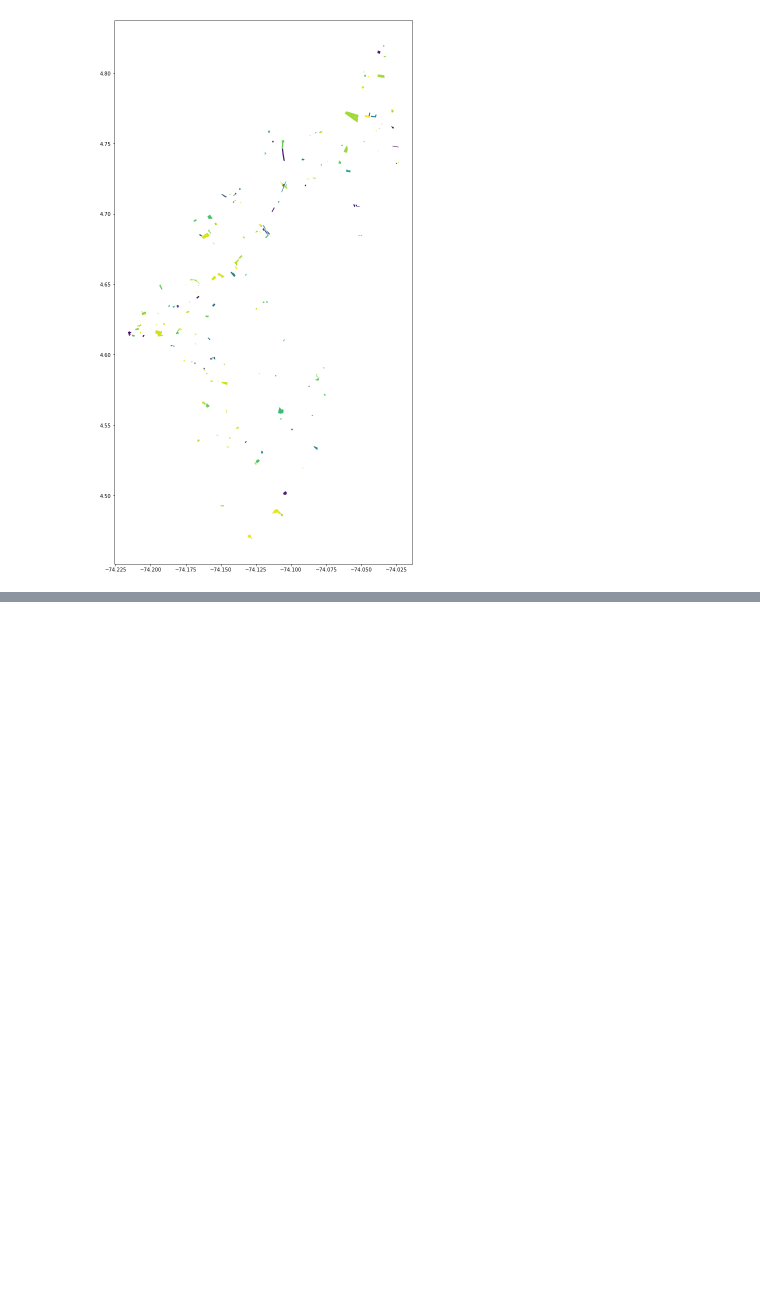
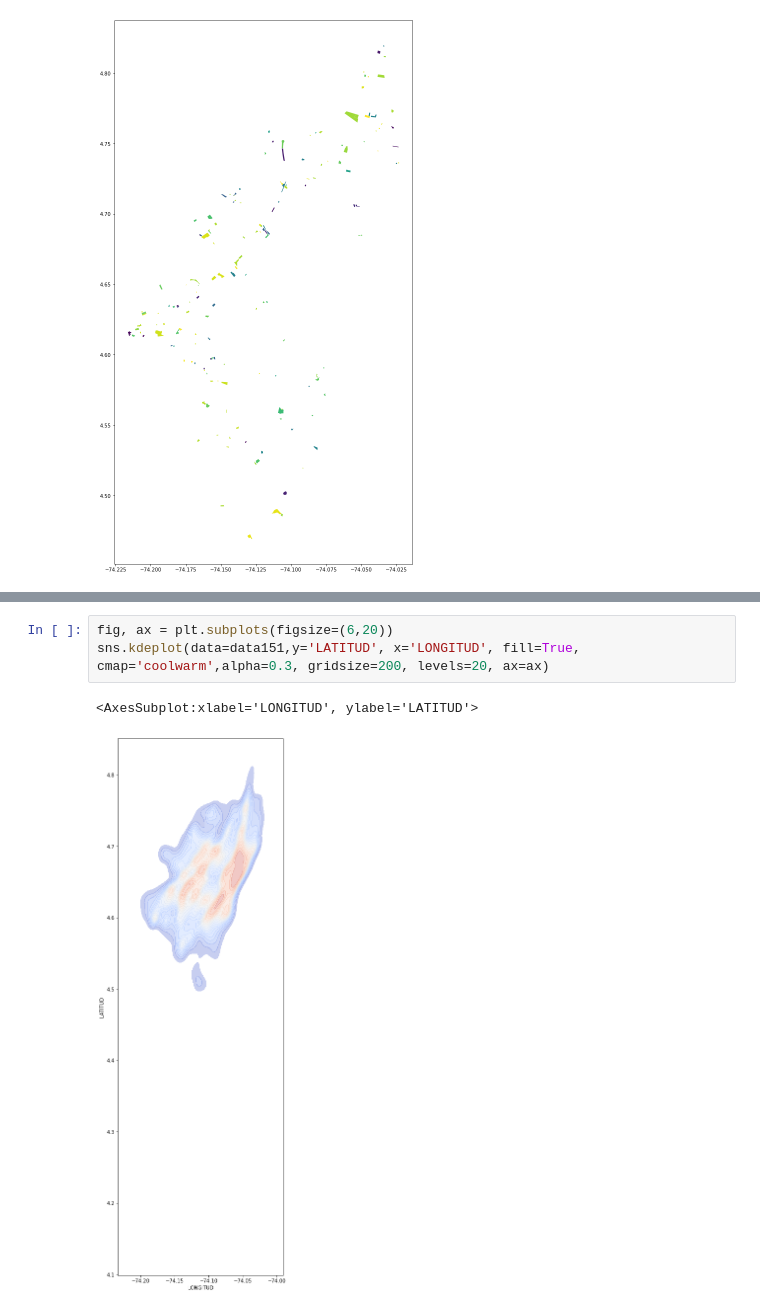
Before and after one commit to DanielMoreno364/inf.socioeconomica, a Jupyter notebook: inf.socioeconomica.ipynb, the cells around one changed output, grey strips where cells are left out. Drawn from its saved outputs; the diff is of its cells as text; blank space fills up the shorter version.

```diff
--- a/inf.socioeconomica.ipynb
+++ b/inf.socioeconomica.ipynb
@@ -202,0 +238,6 @@ data14.plot('AITIdentif',figsize=(30,20))
+# %%
+fig, ax = plt.subplots(figsize=(6,20))
+sns.kdeplot(data=data151,y='LATITUD', x='LONGITUD', fill=True, cmap='coolwarm',alpha=0.3, gridsize=200, levels=20, ax=ax)
+# %% [output]
+<AxesSubplot:xlabel='LONGITUD', ylabel='LATITUD'>
+[figure, added]
```
Also changed, not shown: parts of 23 cells of this notebook.
